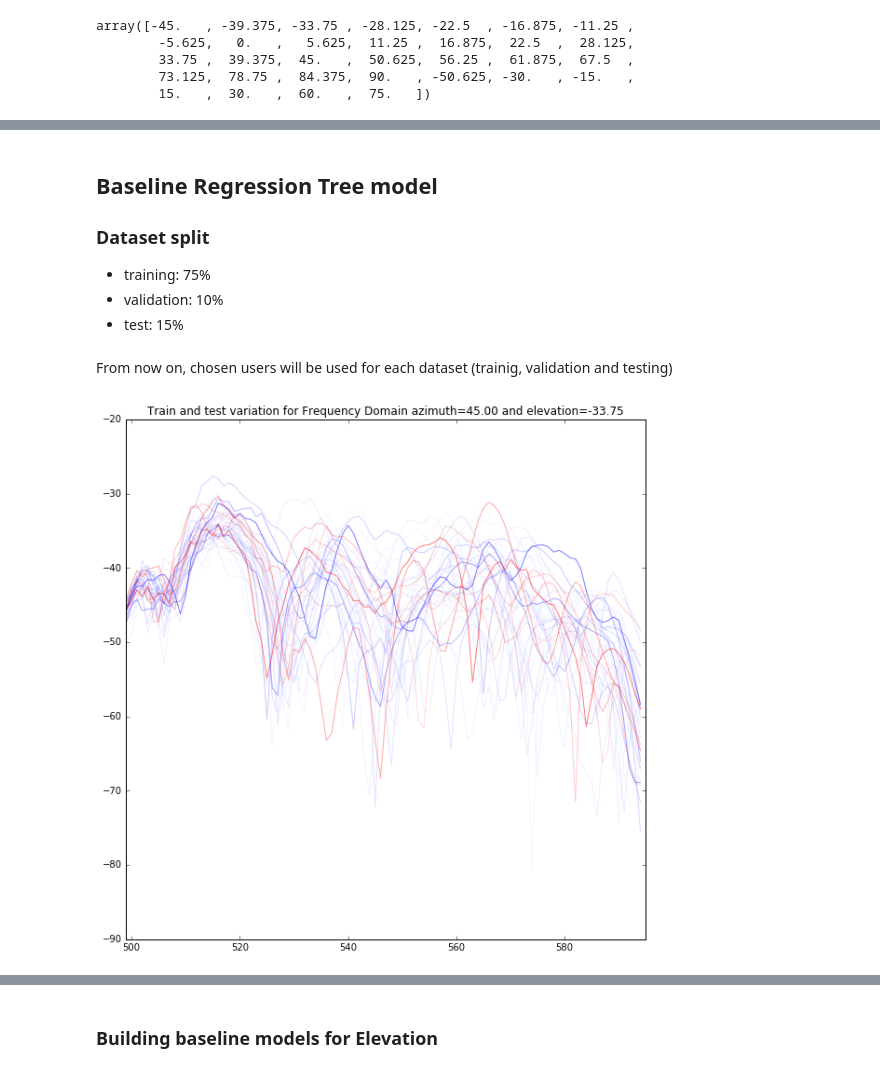
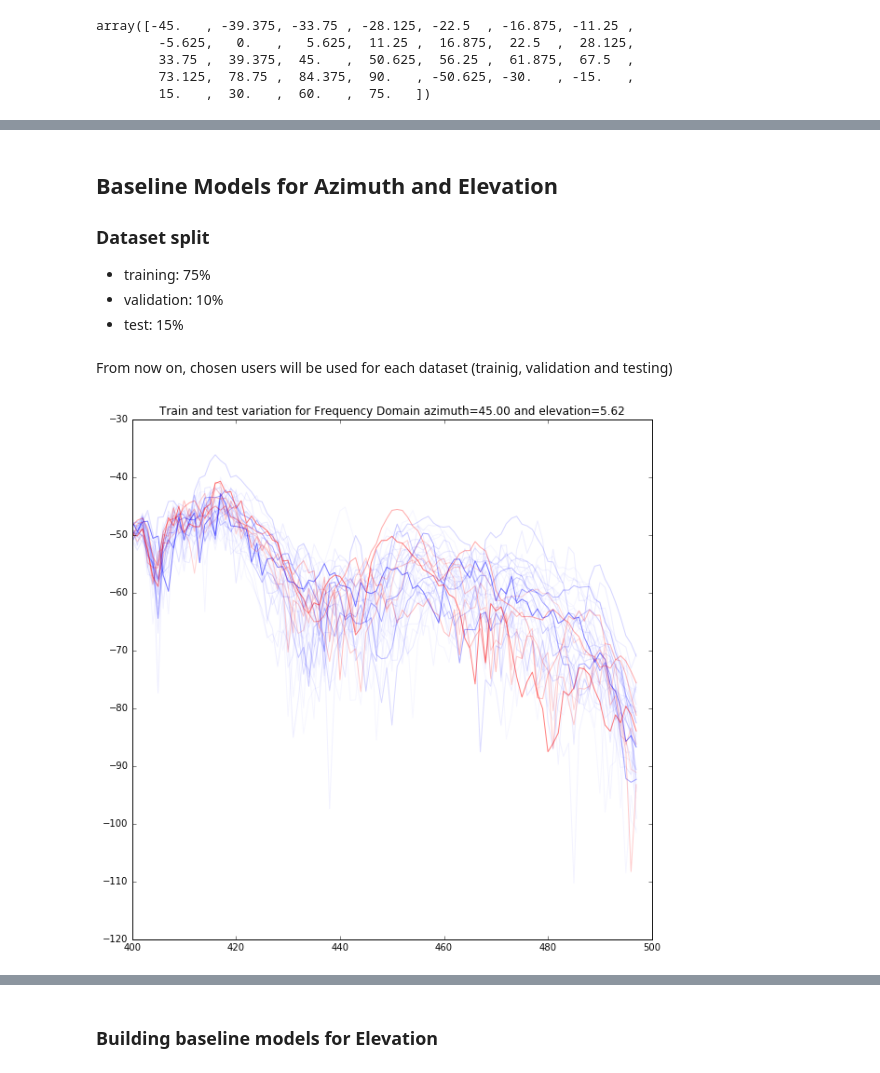
Before and after one commit to mvp291/dsga1003_term_project, a Jupyter notebook: 01_Data_Preparation_and_Understanding.ipynb, the cells around one changed output, grey strips where cells are left out. Drawn from its saved outputs; the diff is of its cells as text; code cells hidden in the pictures.

Commit message:
Arranged data preparation and baseline models for both azimuth and elevation, added grid search method

```diff
--- a/01_Data_Preparation_and_Understanding.ipynb
+++ b/01_Data_Preparation_and_Understanding.ipynb
@@ -220,0 +185,27 @@ Frequency series for subjects in Training and Test Sets
+# %%
+#azimuth = np.random.randint(-180, 175)
+#elevation = np.random.randint(-50, 90)
+azimuth, elevation = 45.0, 5.625
+location = ds_1[(ds_1.azimuth == azimuth) & (ds_1.elevation == elevation)]
+l_range = range(400, 498)
+r_range = range(498, 596)
+l_hrtf = location.iloc[:,l_range]
+r_hrtf = location.iloc[:, r_range]
+j = 1
+plt.figure(figsize=(10, 10))
+for i in range(1, 45):
+    first = l_hrtf[location.subject_id == i].iloc[0]
+    plt.plot(range(len(l_range)), first, c='b', alpha=1.0/(j+1))
+    j += 1
+plt.title('Subject variation for Left Frequency Domain azimuth={:.2f} and elevation={:.2f}'.format(azimuth, elevation))
+plt.show()
+
+j = 1
+plt.figure(figsize=(10, 10))
+for i in range(1, 45):
+    first = r_hrtf[location.subject_id == i].iloc[0]
+    plt.plot(range(len(r_range)), first, c='b', alpha=1.0/(j+1))
+    j += 1
+#plt.legend(loc='upper right')
+plt.title('Subject variation for Right Frequency Domain azimuth={:.2f} and elevation={:.2f}'.format(azimuth, elevation))
+plt.show()
@@ -221,5 +237,5 @@ Frequency series for subjects in Training and Test Sets
 # %% [markdown]
-## Baseline Regression Tree model
+## Baseline Models for Azimuth and Elevation
 ### Dataset split
 - training: 75%
 - validation: 10%
@@ -269,28 +285,27 @@ train, val, test = get_splitted_dataset(ds_1)
 # %%
 plt.figure(figsize=(10, 10))
 #azimuth = np.random.randint(-180, 175)
 #elevation = np.random.randint(-50, 90)
-azimuth, elevation = 45.0, -33.75
-range_ = range(499, 595)
+azimuth, elevation = 45.0, 5.625
+range_ = range(400, 498)
 train_location = train[((train.azimuth == azimuth) & (train.elevation == elevation))]
 test_location = test[((test.azimuth == azimuth) & (test.elevation == elevation))]
 l_hrtf = train_location.ix[:, range_]
 l_hrtf_test = test_location.ix[:, range_]
 j = 1
 for i in train.subject_id.unique():
     subj_train = l_hrtf[train_location.subject_id == i].iloc[0]
     plt.plot(range_, subj_train, c='b', alpha=1.0/(j+1))
     j += 1
 j = 1
 for i in test.subject_id.unique():
     subj_test = l_hrtf_test[test_location.subject_id == i].iloc[0]
     plt.plot(range_, subj_test, c='r', alpha=1.0/(j+1))
     j += 1
-plt.xlim(499, 595)
 plt.title('Train and test variation for Frequency Domain azimuth={:.2f} and elevation={:.2f}'.format(azimuth, elevation))
 plt.show()
 # %% [output]
-[figure, old version]
+[figure, new version]
 # %%
 plt.figure(figsize=(10, 10))
 #azimuth = np.random.randint(-180, 175)
```
Also changed, not shown: parts of 40 cells of this notebook, 1 other file.
